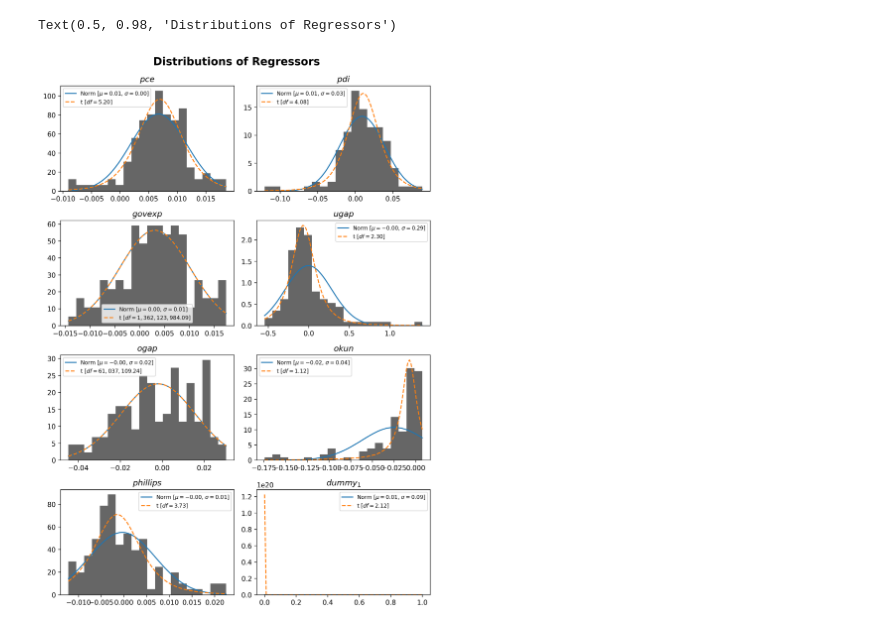
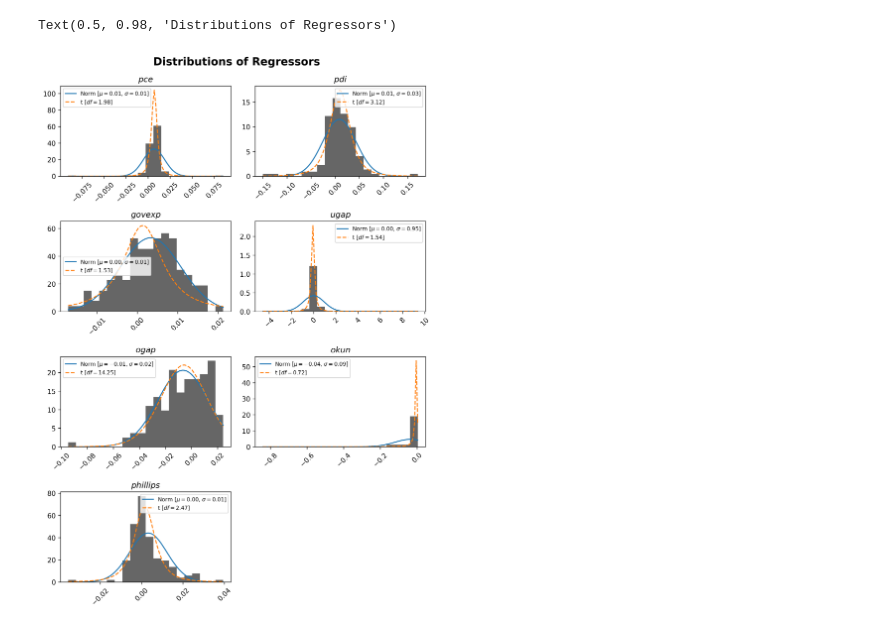
Before and after one commit to GongJr0/Econometrics2025-Project, a Jupyter notebook: scrapbook.ipynb, the cells around one changed output. Cells and saved outputs as stored; diff of their text form; code cells hidden in the pictures.

```diff
--- a/scrapbook.ipynb
+++ b/scrapbook.ipynb
@@ -94,7 +94,7 @@ fmt_regressors = [
     np.log(pdi).diff().loc[target.index],
     np.log(govexp).diff().loc[target.index],
 
-    ugap.loc[target.index].diff(),
+    ugap.loc[target.index].diff().dropna(),
     ogap.loc[target.index],
 
 
@@ -103,16 +103,16 @@ fmt_regressors = [
 ]
 X = pd.concat(fmt_regressors, axis=1).shift(1).dropna()
 t_idx = X.index
-shock_idx = [t_idx.get_loc(date) for date in shock_dates if date in t_idx]
+# shock_idx = [t_idx.get_loc(date) for date in shock_dates if date in t_idx]
 
-dummies = []
-for i, date in enumerate(shock_dates):
-    dummy = pd.Series(0, index=t_idx)
-    dummy.loc[date] = 1
-    dummy.name = f"dummy_{i+1}"
-    dummies.append(dummy)
-X = pd.concat([X] + dummies, axis=1)
-t_idx = t_idx[:-21]\
+# dummies = []
+# for i, date in enumerate(shock_dates):
+#     dummy = pd.Series(0, index=t_idx)
+#     dummy.loc[date] = 1
+#     dummy.name = f"dummy_{i+1}"
+#     dummies.append(dummy)
+# X = pd.concat([X] + dummies, axis=1)
+# t_idx = t_idx[:-21]\
     # .where(~t_idx[:-21].isin(shock_dates)).dropna()
 
 X = X.loc[t_idx]
@@ -206,28 +205,29 @@ stat_name: Shapiro-Wilk Test (Approximated Z-Statistic)
 # %%
 fig, ax = plt.subplots(4, 2, figsize=A4P)
 ax = ax.flatten()
 while len(ax) > len(X.columns):
     fig.delaxes(ax[-1])
     ax = ax[:-1]
 
 for i, v in enumerate(X.columns):
     ax[i].hist(X[v], bins=20, density=True, alpha=0.6, color='black')
     xmin, xmax = X[v].min(), X[v].max()
     x = np.linspace(xmin, xmax, 100)
     mu, std = norm.fit(X[v])
     gaus_fit = norm.pdf(x, mu, std)
     ts = t_dist.fit(X[v])
     t_fit = t_dist.pdf(x, *ts)
 
     ax[i].plot(x, gaus_fit, label=f"Norm [$\mu={mu:,.2f}$, $\sigma={std:,.2f}$]")
     ax[i].plot(x, t_fit, label=f"t [$df={ts[0]:,.2f}$]", linestyle='--')
     ax[i].set_title(fr"${v}$")
+    ax[i].tick_params(axis="x", rotation=45)
     ax[i].legend(fontsize=8, loc='best')
 fig.tight_layout(rect=[0, 0, 1, 0.96])
 fig.suptitle("Distributions of Regressors", fontsize=16, weight='bold')
 # %% [output]
 Text(0.5, 0.98, 'Distributions of Regressors')
-[figure, old version]
+[figure, new version]
 # %%
 fig, ax = plt.subplots(4, 2, figsize=A4L)
 ax = ax.flatten()
```
Also changed, not shown: parts of 18 cells of this notebook, 3 other files.
